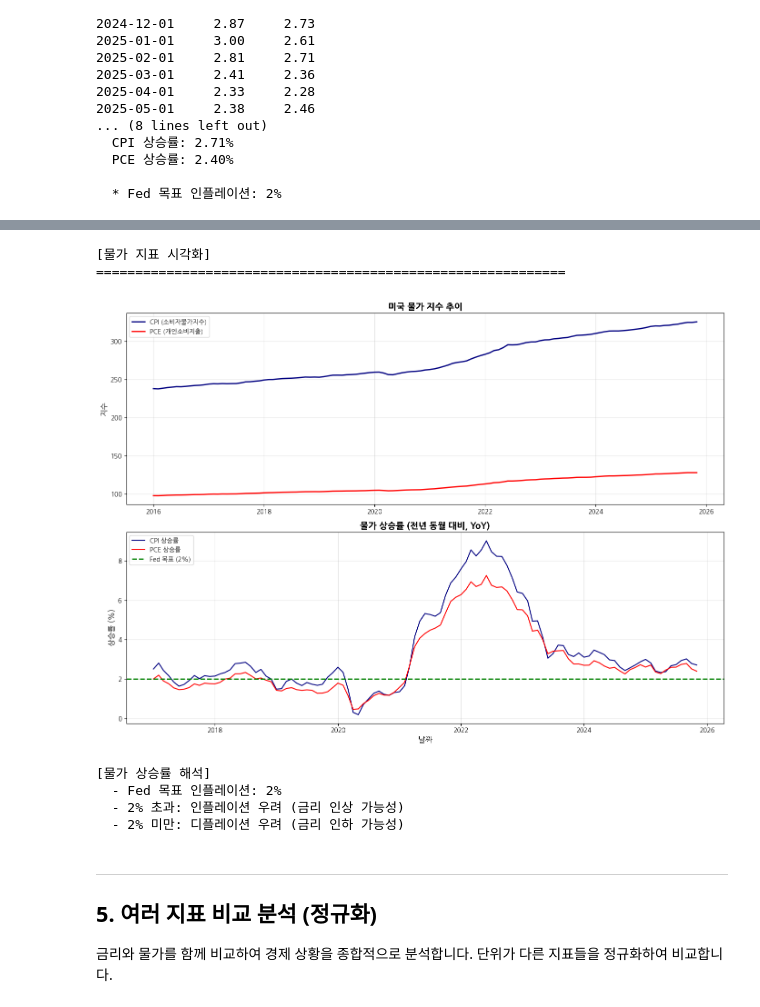
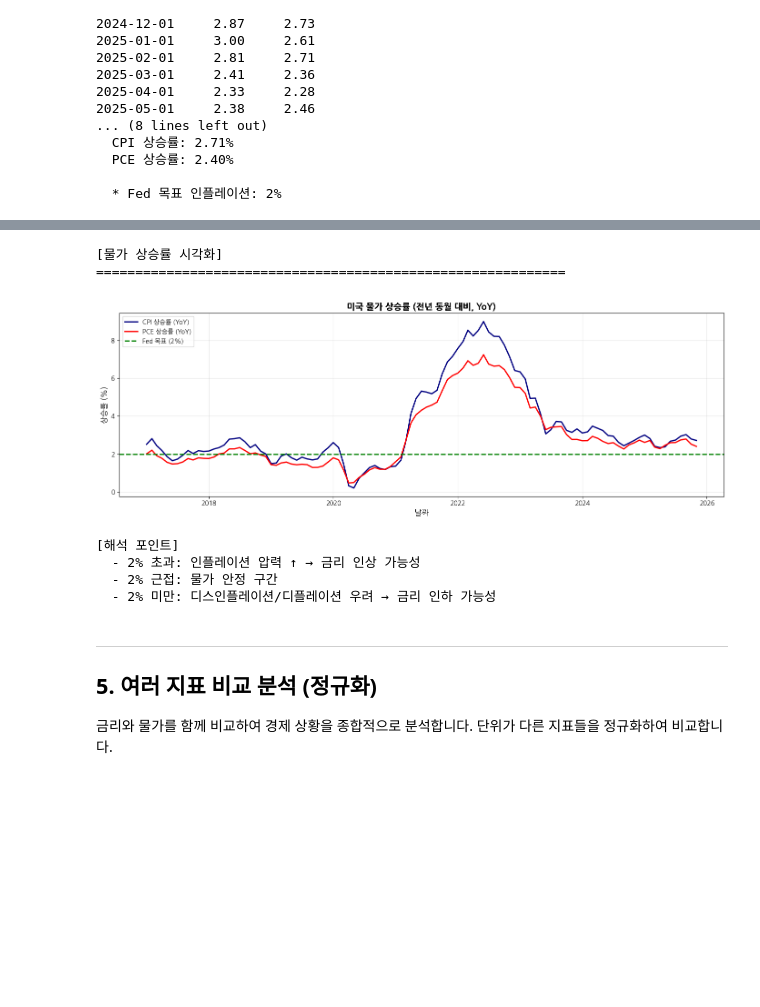
Before and after one commit to ironmanciti/Finance_ePassKorea, a Jupyter notebook: Module_02_경제금융지표수집자동화/13_실습_FRED_API_경제지표_수집.ipynb, the cells around one changed output, grey strips where cells are left out. Drawn from its saved outputs; the diff is of its cells as text; code cells hidden in the pictures; blank space fills up the shorter version.

```diff
--- a/Module_02_경제금융지표수집자동화/13_실습_FRED_API_경제지표_수집.ipynb
+++ b/Module_02_경제금융지표수집자동화/13_실습_FRED_API_경제지표_수집.ipynb
@@ -425,61 +442,43 @@ date
 # %%
-# 물가 지표 시각화
-print("\n[물가 지표 시각화]")
+# 물가 상승률(YoY) 시각화
+print("\n[물가 상승률 시각화]")
 print("=" * 60)
 
-fig, axes = plt.subplots(2, 1, figsize=(14, 10))
+plt.figure(figsize=(14, 5))
 
-# (1) 물가 지수 원본
-ax1 = axes[0]
-if 'CPIAUCSL' in df_inflation_clean.columns:
-    ax1.plot(df_inflation_clean.index, df_inflation_clean['CPIAUCSL'],
-             label='CPI (소비자물가지수)', color='navy', linewidth=2)
-if 'PCEPI' in df_inflation_clean.columns:
-    ax1.plot(df_inflation_clean.index, df_inflation_clean['PCEPI'],
-             label='PCE (개인소비지출)', color='red', linewidth=2)
-
-ax1.set_title('미국 물가 지수 추이', fontsize=14, fontweight='bold')
-ax1.set_ylabel('지수', fontsize=12)
-ax1.legend(loc='upper left')
-ax1.grid(True, alpha=0.3)
-ax1.xaxis.set_major_formatter(mdates.DateFormatter('%Y'))
-ax1.xaxis.set_major_locator(mdates.YearLocator(2))
-
-# (2) 전년 동월 대비 상승률 (YoY)
-ax2 = axes[1]
-if 'CPI_YoY' in df_inflation_yoy.columns:
-    ax2.plot(df_inflation_yoy.index, df_inflation_yoy['CPI_YoY'],
-             label='CPI 상승률', color='navy', linewidth=1.5)
-if 'PCE_YoY' in df_inflation_yoy.columns:
-    ax2.plot(df_inflation_yoy.index, df_inflation_yoy['PCE_YoY'],
-             label='PCE 상승률', color='red', linewidth=1.5)
+# CPI / PCE 전년 동월 대비 상승률
+plt.plot(df_inflation_yoy.index, df_inflation_yoy['CPI_YoY'],
+         label='CPI 상승률 (YoY)', color='navy', linewidth=2)
+plt.plot(df_inflation_yoy.index, df_inflation_yoy['PCE_YoY'],
+         label='PCE 상승률 (YoY)', color='red', linewidth=2)
 
 # Fed 목표 인플레이션 (2%)
-ax2.axhline(y=2, color='green', linestyle='--', linewidth=2, label='Fed 목표 (2%)')
+plt.axhline(y=2, color='green', linestyle='--', linewidth=2, label='Fed 목표 (2%)')
 
-ax2.set_title('물가 상승률 (전년 동월 대비, YoY)', fontsize=14, fontweight='bold')
-ax2.set_ylabel('상승률 (%)', fontsize=12)
-ax2.set_xlabel('날짜', fontsize=12)
-ax2.legend(loc='upper left')
-ax2.grid(True, alpha=0.3)
-ax2.xaxis.set_major_formatter(mdates.DateFormatter('%Y'))
-ax2.xaxis.set_major_locator(mdates.YearLocator(2))
+# 차트 설정
+plt.title('미국 물가 상승률 (전년 동월 대비, YoY)', fontsize=14, fontweight='bold')
+plt.ylabel('상승률 (%)', fontsize=12)
+plt.xlabel('날짜', fontsize=12)
+plt.legend(loc='upper left')
+plt.grid(True, alpha=0.3)
+plt.gca().xaxis.set_major_formatter(mdates.DateFormatter('%Y'))
+plt.gca().xaxis.set_major_locator(mdates.YearLocator(2))
 
 plt.tight_layout()
 plt.show()
 
-print("\n[물가 상승률 해석]")
-print("  - Fed 목표 인플레이션: 2%")
-print("  - 2% 초과: 인플레이션 우려 (금리 인상 가능성)")
-print("  - 2% 미만: 디플레이션 우려 (금리 인하 가능성)")
+print("\n[해석 포인트]")
+print("  - 2% 초과: 인플레이션 압력 ↑ → 금리 인상 가능성")
+print("  - 2% 근접: 물가 안정 구간")
+print("  - 2% 미만: 디스인플레이션/디플레이션 우려 → 금리 인하 가능성")
 # %% [output]
-[물가 지표 시각화]
+[물가 상승률 시각화]
 ============================================================
-[figure, old version]
+[figure, new version]
-[물가 상승률 해석]
-  - Fed 목표 인플레이션: 2%
-  - 2% 초과: 인플레이션 우려 (금리 인상 가능성)
-  - 2% 미만: 디플레이션 우려 (금리 인하 가능성)
+[해석 포인트]
+  - 2% 초과: 인플레이션 압력 ↑ → 금리 인상 가능성
+  - 2% 근접: 물가 안정 구간
+  - 2% 미만: 디스인플레이션/디플레이션 우려 → 금리 인하 가능성
 # %% [markdown]
 ---
 ## 5. 여러 지표 비교 분석 (정규화)
```
Also changed, not shown: parts of 17 cells of this notebook, 5 other files.
